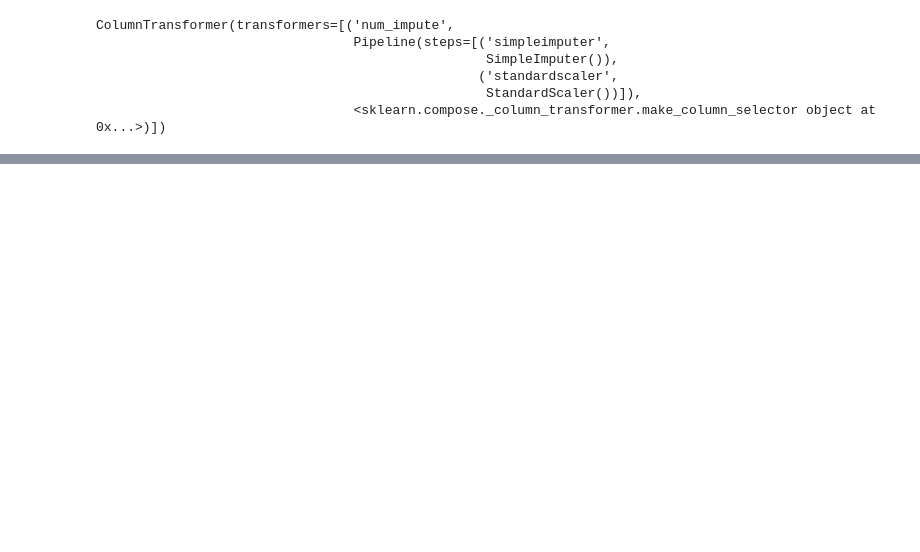
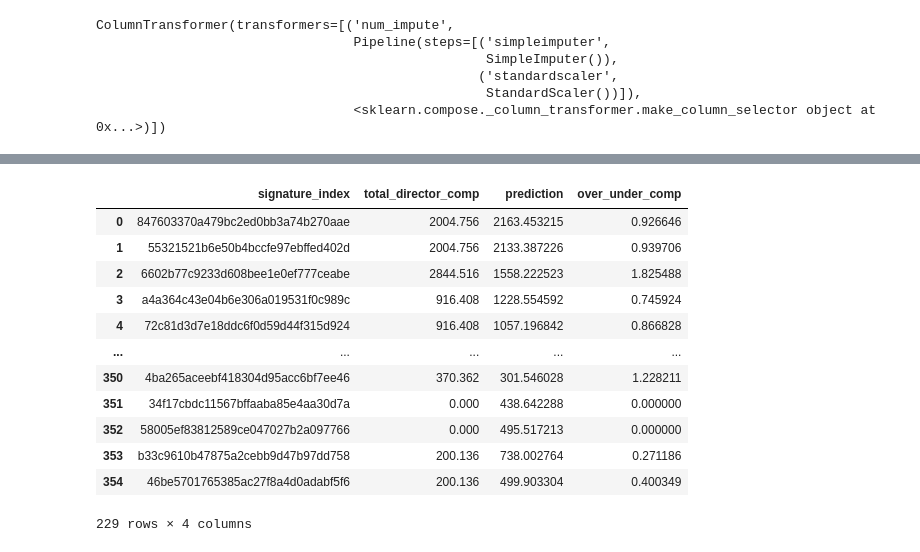
Before and after one commit to tobeybill/TISATAFL, a Jupyter notebook: CorrelationCreation.ipynb, the cells around one changed output, grey strips where cells are left out. Saved outputs shown, nothing was run; the diff lists cells and outputs as text; code cells hidden in the pictures; blank space fills up the shorter version.

```diff
--- a/CorrelationCreation.ipynb
+++ b/CorrelationCreation.ipynb
@@ -187,0 +188,14 @@ scores_df
+# %%
+small_bod_df = pd.read_csv('Saved/small_bod_df.csv')
+small_ceo_df = pd.read_csv('Saved/small_ceo_df.csv')
+med_bod_df = pd.read_csv('Saved/medium_bod_df.csv')
+med_ceo_df = pd.read_csv('Saved/medium_ceo_df.csv')
+large_bod_df = pd.read_csv('Saved/large_bod_df.csv')
+large_ceo_df = pd.read_csv('Saved/large_ceo_df.csv')
+
+pred_small_bod_df = pd.read_csv('Saved/pred_small_bod_df.csv')
+pred_small_ceo_df = pd.read_csv('Saved/pred_small_ceo_df.csv')
+pred_med_bod_df = pd.read_csv('Saved/pred_med_bod_df.csv')
+pred_med_ceo_df = pd.read_csv('Saved/pred_med_ceo_df.csv')
+pred_large_bod_df = pd.read_csv('Saved/pred_large_bod_df.csv')
+pred_large_ceo_df = pd.read_csv('Saved/pred_large_ceo_df.csv')
@@ -187,0 +218,8 @@ scores_df
+# %%
+small_bod_df['prediction'] = pred_small_bod_df['prediction']
+med_bod_df['prediction'] = pred_med_bod_df['prediction']
+large_bod_df['prediction'] = pred_large_bod_df['prediction']
+
+small_ceo_df['prediction'] = pred_small_ceo_df['prediction']
+med_ceo_df['prediction'] = pred_med_ceo_df['prediction']
+large_ceo_df['prediction'] = pred_large_ceo_df['prediction']
@@ -187,0 +242,16 @@ scores_df
+# %%
+small_bod_df['over_under_comp'] = small_bod_df['total_director_comp']/pred_small_bod_df['prediction']
+med_bod_df['over_under_comp'] = med_bod_df['total_director_comp']/pred_med_bod_df['prediction']
+large_bod_df['over_under_comp'] = large_bod_df['total_director_comp']/pred_large_bod_df['prediction']
+
+small_bod_df = small_bod_df.drop_duplicates()
+med_bod_df = med_bod_df.drop_duplicates()
+large_bod_df = large_bod_df.drop_duplicates()
+
+small_ceo_df['over_under_comp'] = small_ceo_df['tdc1']/pred_small_ceo_df['prediction']
+med_ceo_df['over_under_comp'] = med_ceo_df['tdc1']/pred_med_ceo_df['prediction']
+large_ceo_df['over_under_comp'] = large_ceo_df['tdc1']/pred_large_ceo_df['prediction']
+
+small_ceo_df = small_ceo_df.drop_duplicates()
+med_ceo_df = med_ceo_df.drop_duplicates()
+large_ceo_df = large_ceo_df.drop_duplicates()
@@ -187,0 +267,16 @@ scores_df
+# %%
+small_bod_df
+# %% [output]
+|  | signature_index | total_director_comp | prediction | over_under_comp |
+| 0 | 847603370a479bc2ed0bb3a74b270aae | 2004.756 | 2163.453215 | 0.926646 |
+| 1 | 55321521b6e50b4bccfe97ebffed402d | 2004.756 | 2133.387226 | 0.939706 |
+| 2 | 6602b77c9233d608bee1e0ef777ceabe | 2844.516 | 1558.222523 | 1.825488 |
+| 3 | a4a364c43e04b6e306a019531f0c989c | 916.408 | 1228.554592 | 0.745924 |
+| 4 | 72c81d3d7e18ddc6f0d59d44f315d924 | 916.408 | 1057.196842 | 0.866828 |
+| ... | ... | ... | ... | ... |
+| 350 | 4ba265aceebf418304d95acc6bf7ee46 | 370.362 | 301.546028 | 1.228211 |
+| 351 | 34f17cbdc11567bffaaba85e4aa30d7a | 0.000 | 438.642288 | 0.000000 |
+| 352 | 58005ef83812589ce047027b2a097766 | 0.000 | 495.517213 | 0.000000 |
+| 353 | b33c9610b47875a2cebb9d47b97dd758 | 200.136 | 738.002764 | 0.271186 |
+| 354 | 46be5701765385ac27f8a4d0adabf5f6 | 200.136 | 499.903304 | 0.400349 |
+229 rows × 4 columns
```
Also changed, not shown: parts of 17 cells of this notebook, 3 other files.
